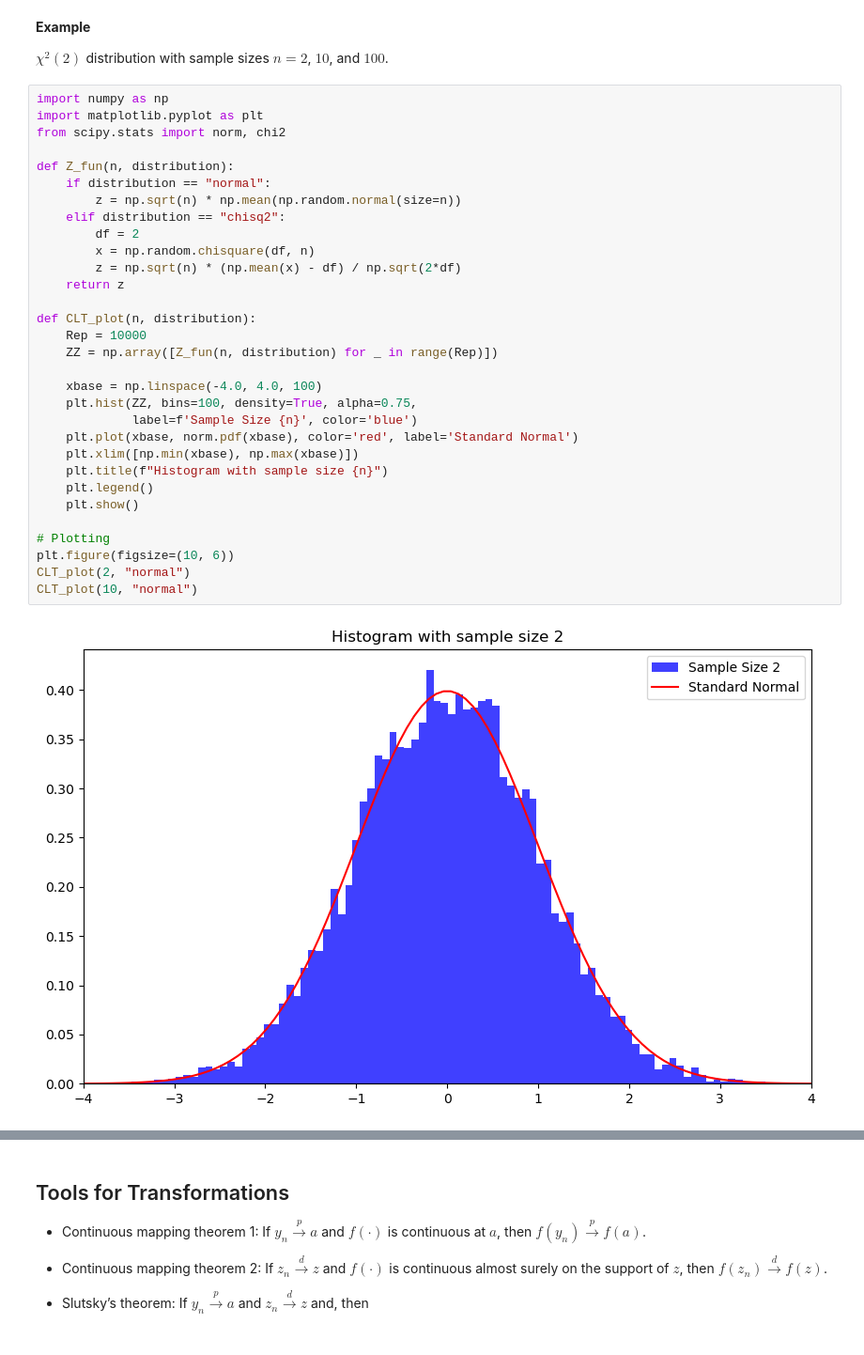
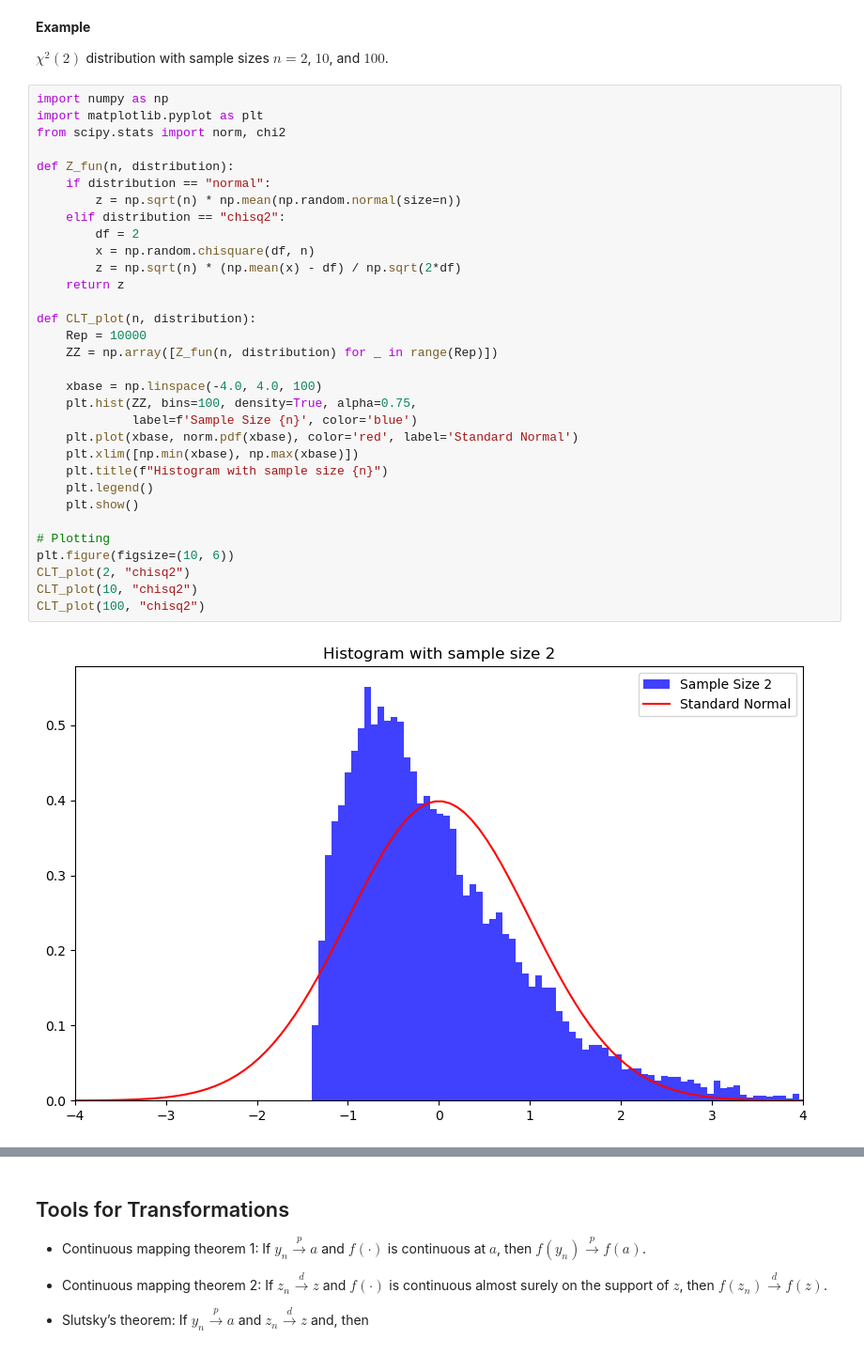
Before and after one commit to zhentaoshi/Econ_prob, a Jupyter notebook: _sources/03_asym_py.ipynb, the cells around one changed output, grey strips where cells are left out. Shown at 94% size. Saved outputs shown, nothing was run; the diff lists cells and outputs as text.

```diff
--- a/_sources/03_asym_py.ipynb
+++ b/_sources/03_asym_py.ipynb
@@ -312,33 +312,34 @@ $\chi^2(2)$ distribution with sample sizes $n=2$, $10$, and $100$.
 # %%
 import numpy as np
 import matplotlib.pyplot as plt
 from scipy.stats import norm, chi2
 
 def Z_fun(n, distribution):
     if distribution == "normal":
         z = np.sqrt(n) * np.mean(np.random.normal(size=n))
     elif distribution == "chisq2":
         df = 2
         x = np.random.chisquare(df, n)
         z = np.sqrt(n) * (np.mean(x) - df) / np.sqrt(2*df)
     return z
 
 def CLT_plot(n, distribution):
     Rep = 10000
     ZZ = np.array([Z_fun(n, distribution) for _ in range(Rep)])
 
     xbase = np.linspace(-4.0, 4.0, 100)
     plt.hist(ZZ, bins=100, density=True, alpha=0.75,
              label=f'Sample Size {n}', color='blue')
     plt.plot(xbase, norm.pdf(xbase), color='red', label='Standard Normal')
     plt.xlim([np.min(xbase), np.max(xbase)])
     plt.title(f"Histogram with sample size {n}")
     plt.legend()
     plt.show()
 
 # Plotting
 plt.figure(figsize=(10, 6))
-CLT_plot(2, "normal")
-CLT_plot(10, "normal")
+CLT_plot(2, "chisq2")
+CLT_plot(10, "chisq2")
+CLT_plot(100, "chisq2")
 # %% [output]
-[figure, old version]
+[figure, new version]
```
Also changed, not shown: parts of 1 cell of this notebook, 6 other files.
